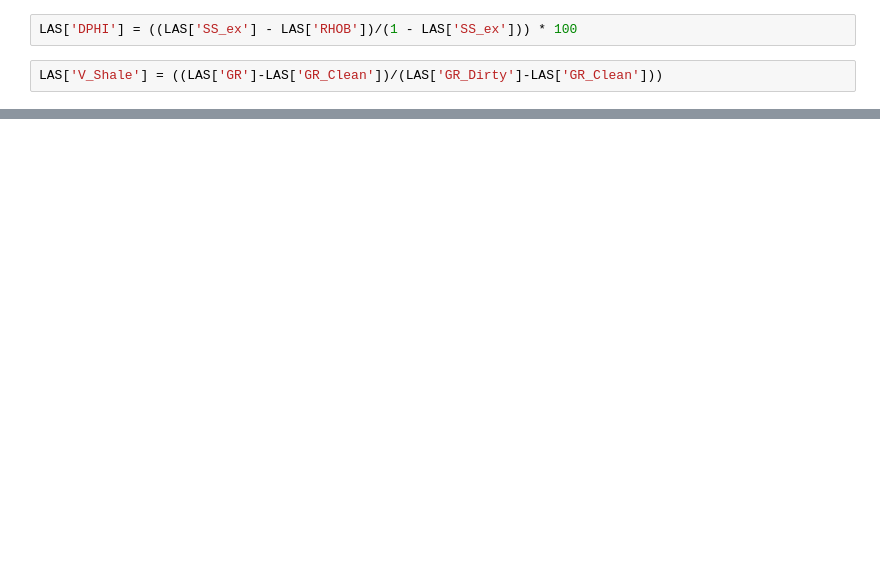
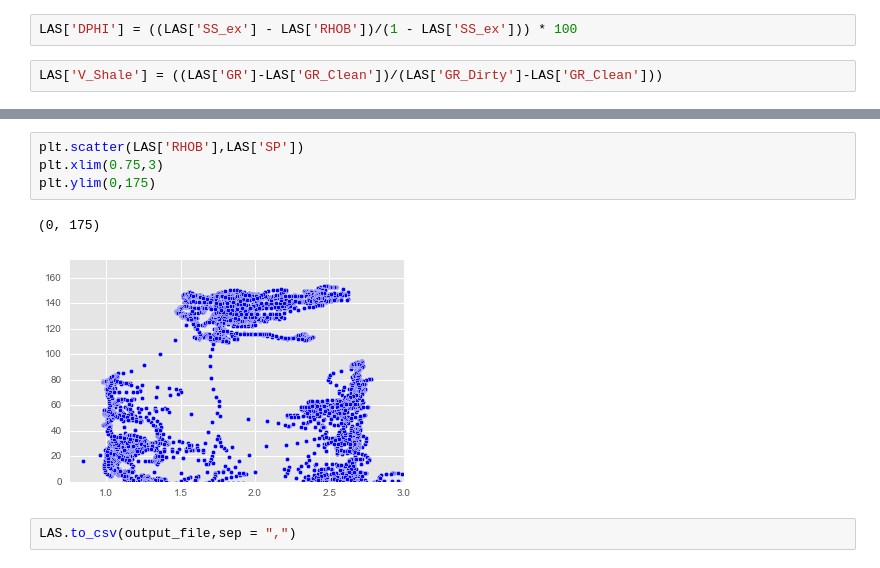
Before and after one commit to mjorden/LASanalysis, a Jupyter notebook: KansasLAS.ipynb, the cells around one changed output, grey strips where cells are left out. Drawn from its saved outputs; the diff is of its cells as text; blank space fills up the shorter version.

```diff
--- a/KansasLAS.ipynb
+++ b/KansasLAS.ipynb
@@ -168,0 +197,9 @@ plt.gca().invert_xaxis()
+# %%
+plt.scatter(LAS['RHOB'],LAS['SP'])
+plt.xlim(0.75,3)
+plt.ylim(0,175)
+# %% [output]
+(0, 175)
+[figure, added]
+# %%
+LAS.to_csv(output_file,sep = ",")
```
Also changed, not shown: parts of 7 cells of this notebook.
